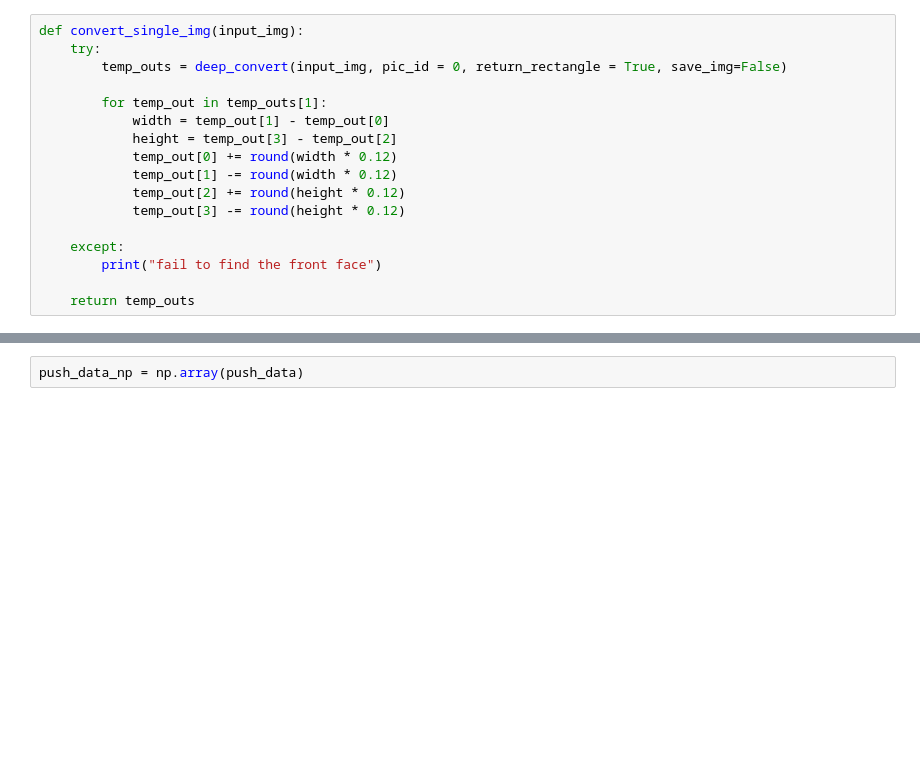
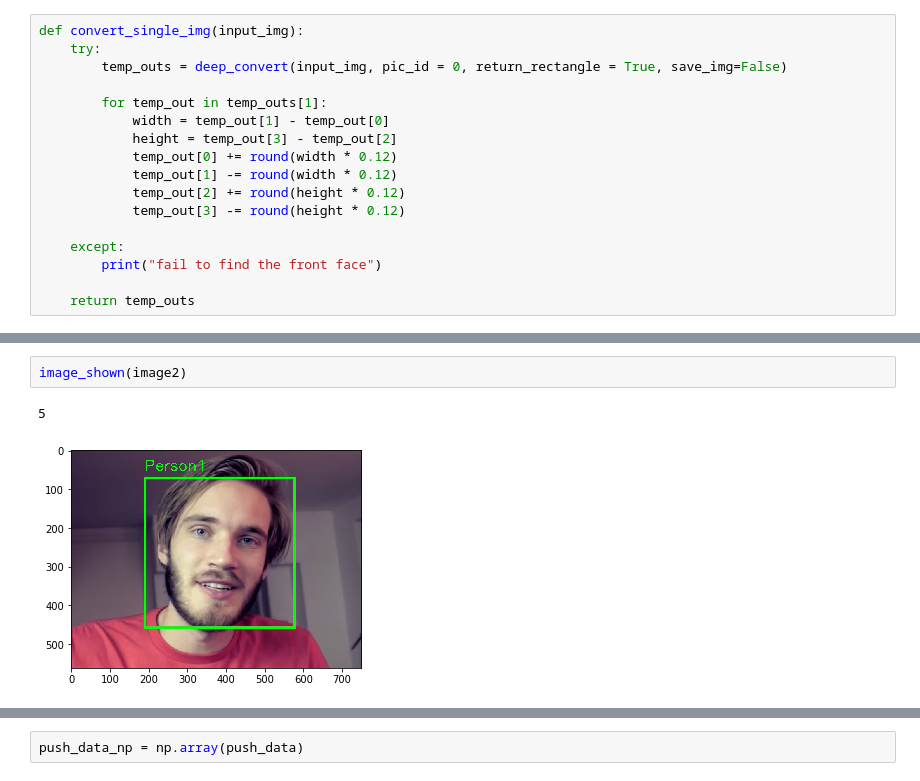
Before and after one commit to Erik-Ni/IPMD_image_conversion, a Jupyter notebook: 01.Caffe_Conversion.ipynb, the cells around one changed output, grey strips where cells are left out. Cells and saved outputs as stored; diff of their text form; blank space fills up the shorter version.

```diff
--- a/01.Caffe_Conversion.ipynb
+++ b/01.Caffe_Conversion.ipynb
@@ -61,0 +70,5 @@ image_shown(image)
+# %%
+image_shown(image2)
+# %% [output]
+5
+[figure, added]
```
Also changed, not shown: parts of 12 cells of this notebook, 1 other file.
